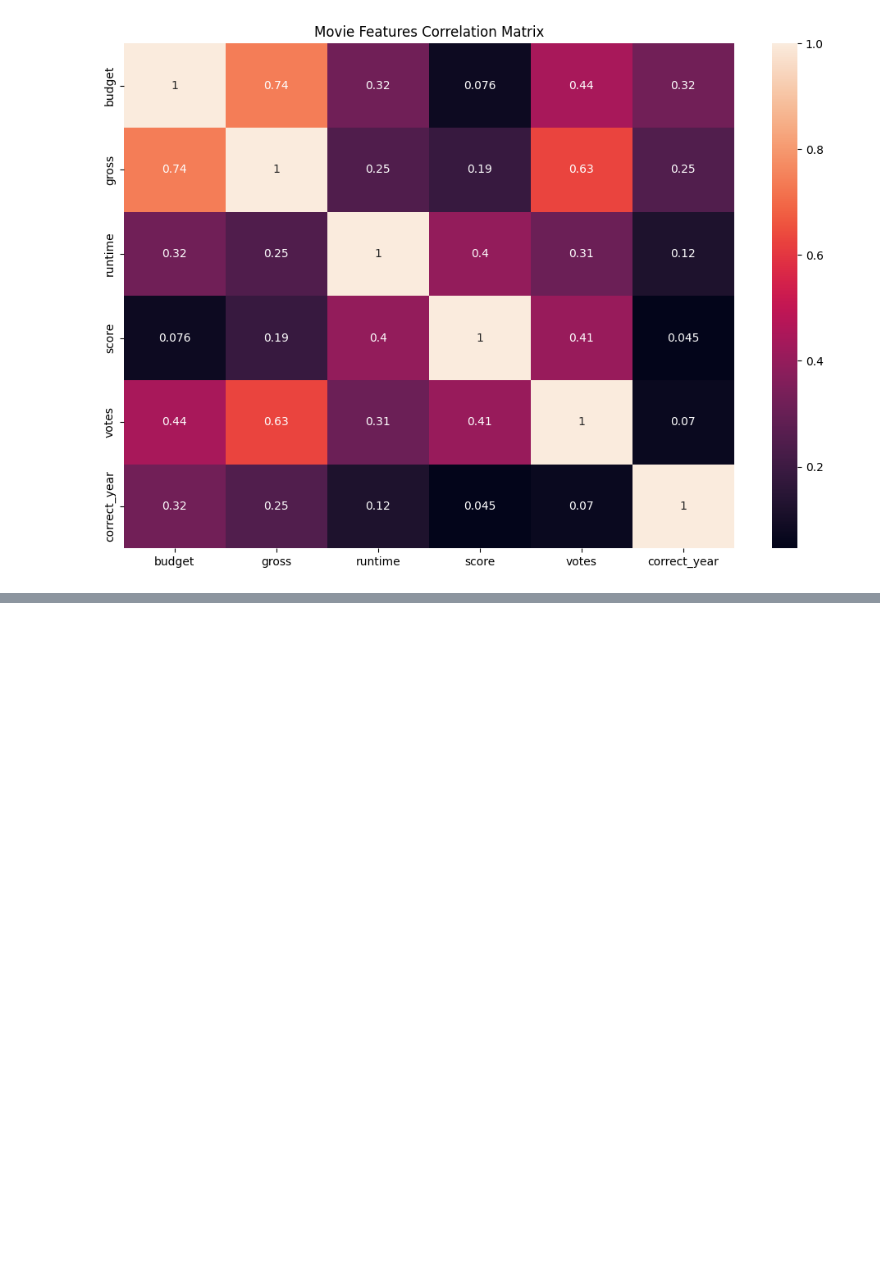
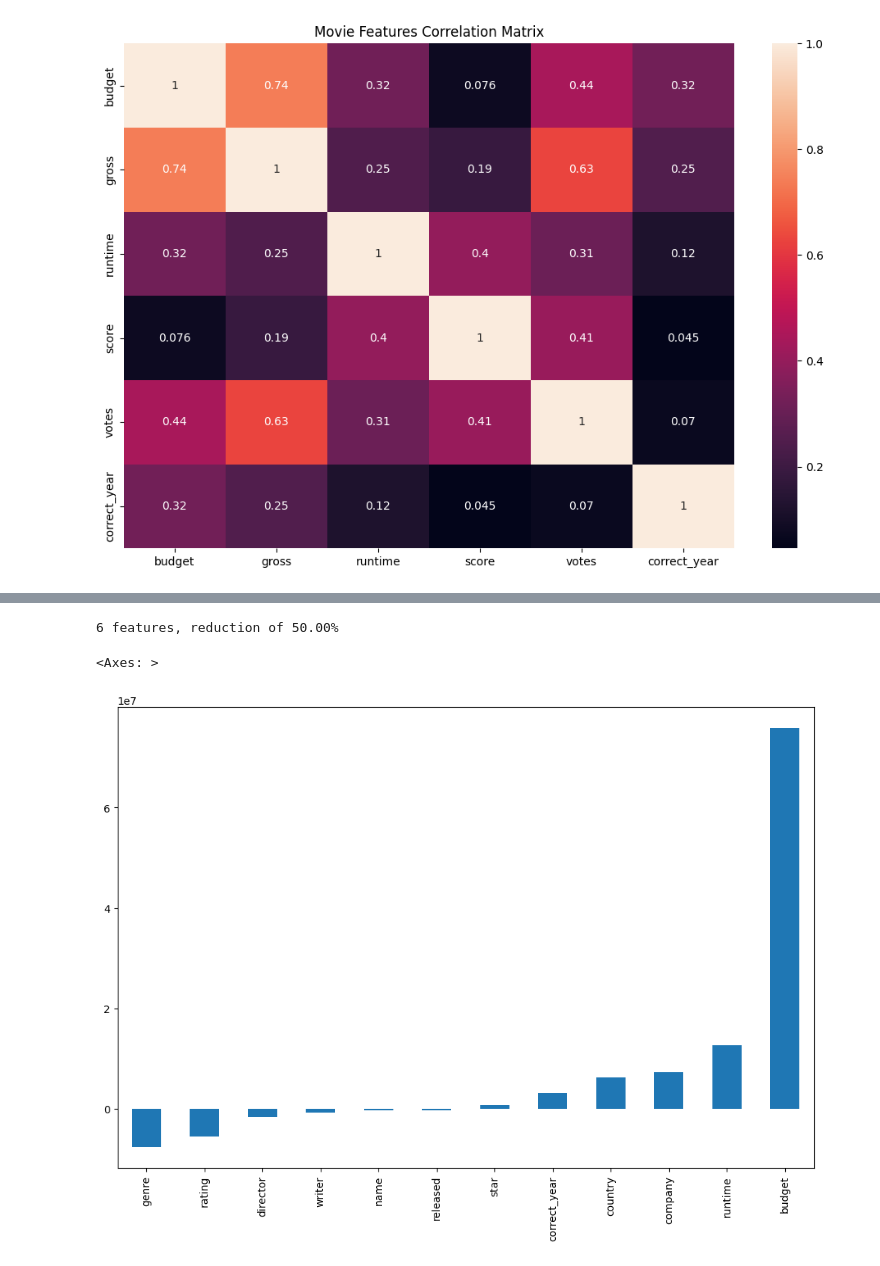
Before and after one commit to jack-li-2000/IMDB_movie_analysis, a Jupyter notebook: movies_correlation.ipynb, the cells around one changed output, grey strips where cells are left out. Saved outputs shown, nothing was run; the diff lists cells and outputs as text; code cells hidden in the pictures; blank space fills up the shorter version.

```diff
--- a/movies_correlation.ipynb
+++ b/movies_correlation.ipynb
@@ -243,0 +314,12 @@ Multicollinearity between variables, can employ PCA to treat from sklearn.decomp
+# %%
+feature_importance_directional = pd.Series(index = X_movies.columns, data = gross_model.steps[1][1].coef_)
+
+n_selected_features = (feature_importance_directional>0).sum()
+print('{0:d} features, reduction of {1:2.2f}%'.format(
+    n_selected_features,(1-n_selected_features/len(feature_importance_directional))*100))
+
+feature_importance_directional.sort_values().tail(30).plot(kind = 'bar')
+# %% [output]
+6 features, reduction of 50.00%
+<Axes: >
+[figure, added]
```
Also changed, not shown: parts of 19 cells of this notebook.
